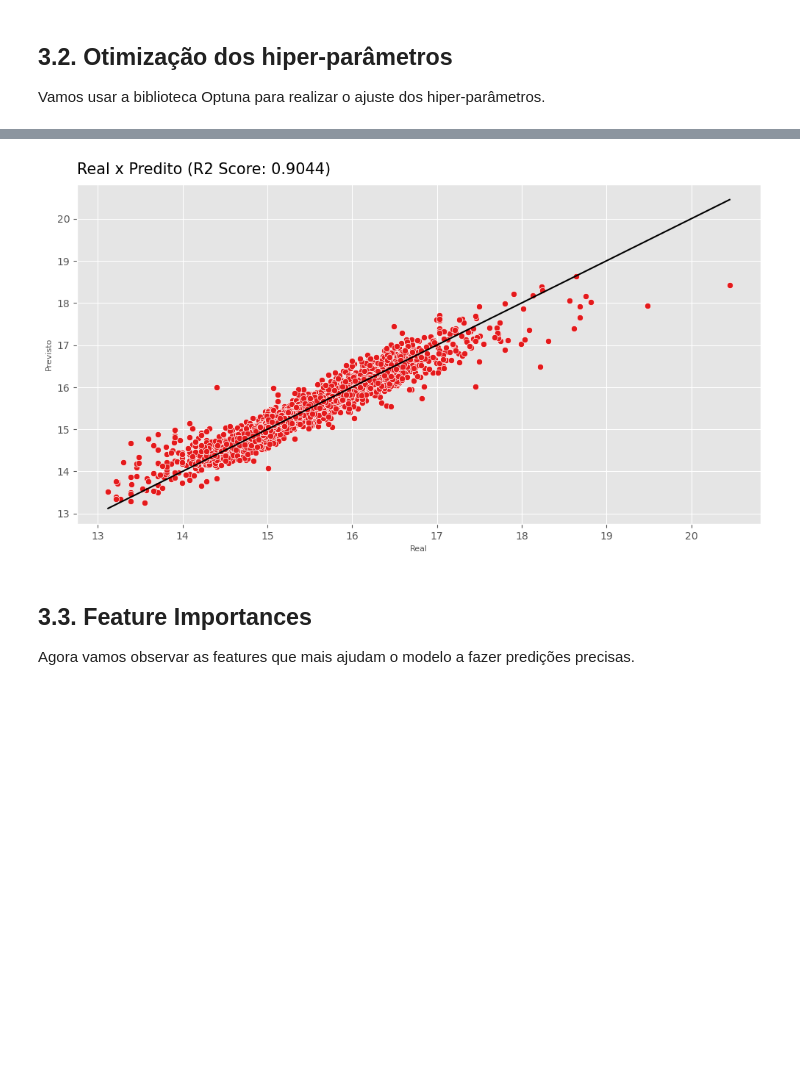
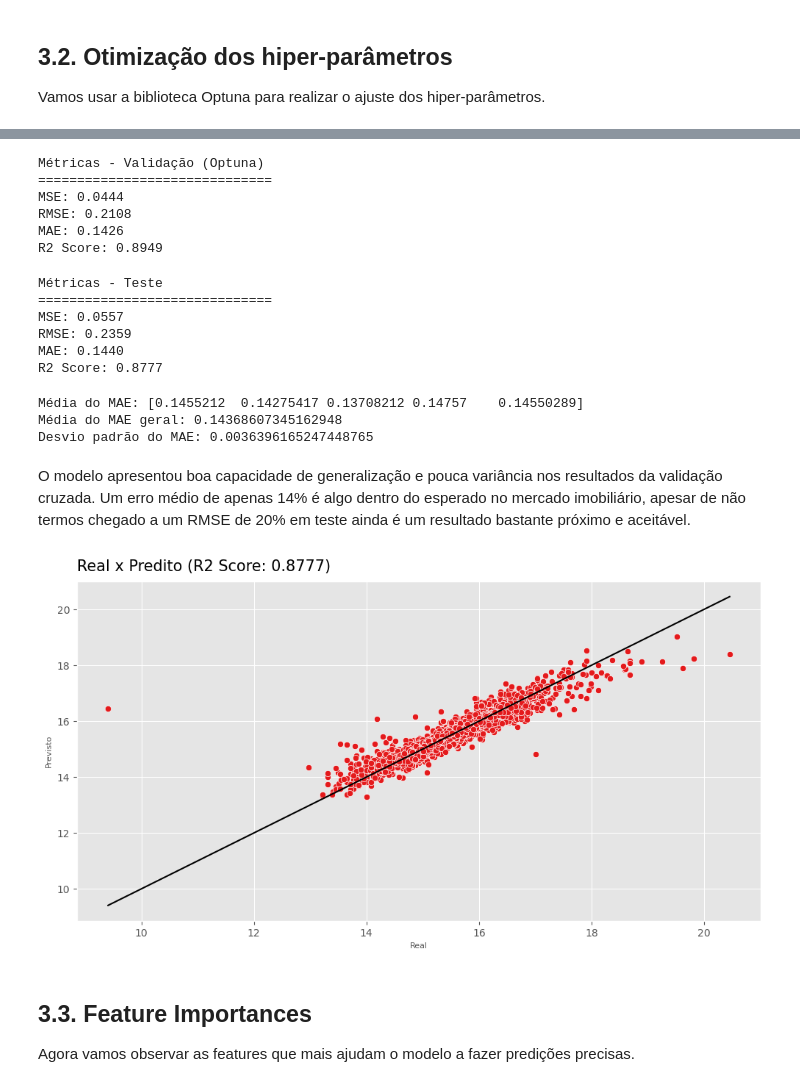
Before and after one commit to datalopes1/stpetersburg_prices, a Jupyter notebook: notebooks/modelagem.ipynb, the cells around one changed output, grey strips where cells are left out. Saved outputs shown, nothing was run; the diff lists cells and outputs as text; code cells hidden in the pictures; blank space fills up the shorter version.

```diff
--- a/notebooks/modelagem.ipynb
+++ b/notebooks/modelagem.ipynb
@@ -239,3 +239,6 @@ plt.show()
 # %%
 features = df.drop(columns = ['last_price', 'log_last_price', 'first_day_exposition'], axis = 1).columns.to_list()
 target = 'log_last_price'
+
+X = df[features]
+y = df[target]
@@ -247,3 +245,7 @@ print(X_train.shape, X_test.shape, y_train.shape, y_test.shape)
+# %%
+X_temp, X_test, y_temp, y_test = train_test_split(X, y, test_size=0.20, random_state=21)
+
+X_train, X_val, y_train, y_val = train_test_split(X_temp, y_temp, test_size = 0.25, random_state=21)
 # %% [markdown]
 ## 4.2. Pré-processamento
 # %%
@@ -443,14 +423,56 @@ Com os hiper-parâmetros encontrados pelo Optuna conseguimos chegar ao objetivo
+# %%
+print(f"Métricas - Validação (Optuna)\n{"=" * 30}")
+print(f"MSE: {metrics.mean_squared_error(y_val, y_pred_optuna):.4f}")
+print(f"RMSE: {metrics.mean_squared_error(y_val, y_pred_optuna, squared = False):.4f}")
+print(f"MAE: {metrics.mean_absolute_error(y_val, y_pred_optuna):.4f}")
+print(f"R2 Score: {metrics.r2_score(y_val, y_pred_optuna):.4f}")
+# %% [output]
+Métricas - Validação (Optuna)
+==============================
+MSE: 0.0444
+RMSE: 0.2108
+MAE: 0.1426
+R2 Score: 0.8949
+# %%
+y_pred_test = reg_optuna.predict(X_test)
+# %%
+print(f"Métricas - Teste\n{"=" * 30}")
+print(f"MSE: {metrics.mean_squared_error(y_test, y_pred_test):.4f}")
+print(f"RMSE: {metrics.mean_squared_error(y_test, y_pred_test, squared = False):.4f}")
+print(f"MAE: {metrics.mean_absolute_error(y_test, y_pred_test):.4f}")
+print(f"R2 Score: {metrics.r2_score(y_test, y_pred_test):.4f}")
+# %% [output]
+Métricas - Teste
+==============================
+MSE: 0.0557
+RMSE: 0.2359
+MAE: 0.1440
+R2 Score: 0.8777
+# %%
+scoring = metrics.make_scorer(metrics.mean_absolute_error)
+cv = KFold(n_splits = 5, shuffle=True, random_state=21)
+
+scores = cross_val_score(reg_optuna, X_train, y_train, cv = cv, scoring = scoring)
+print(f'Média do MAE: {scores}')
+print(f'Média do MAE geral: {scores.mean()}')
+print(f'Desvio padrão do MAE: {scores.std()}')
+# %% [output]
+Média do MAE: [0.1455212  0.14275417 0.13708212 0.14757    0.14550289]
+Média do MAE geral: 0.14368607345162948
+Desvio padrão do MAE: 0.0036396165247448765
+# %% [markdown]
+O modelo apresentou boa capacidade de generalização e pouca variância nos resultados da validação cruzada. Um erro médio de apenas 14% é algo dentro do esperado no mercado imobiliário, apesar de não termos chegado a um RMSE de 20% em teste ainda é um resultado bastante próximo e aceitável.
 # %%
 fig, ax = plt.subplots(figsize = (12, 6))
 
-sns.scatterplot(x = y_test, y = y_pred_optuna)
+sns.scatterplot(x = y_test, y = y_pred_test)
 plt.plot([min(y_test), max(y_test)], [min(y_test), max(y_test)], color = 'black')
-ax.set_title(f"Real x Predito (R2 Score: {metrics.r2_score(y_test, y_pred_optuna):.4f})", fontsize = 15, pad = 10, loc = 'left')
+ax.set_title(f"Real x Predito (R2 Score: {metrics.r2_score(y_test, y_pred_test):.4f})", fontsize = 15, pad = 10, loc = 'left')
 ax.set_xlabel("Real", fontsize = 8)
 ax.set_ylabel("Previsto", fontsize = 8)
 plt.show()
 # %% [output]
-[figure, old version]
+[figure, new version]
 # %% [markdown]
 ## 3.3. Feature Importances
 
```
Also changed, not shown: parts of 17 cells of this notebook.
